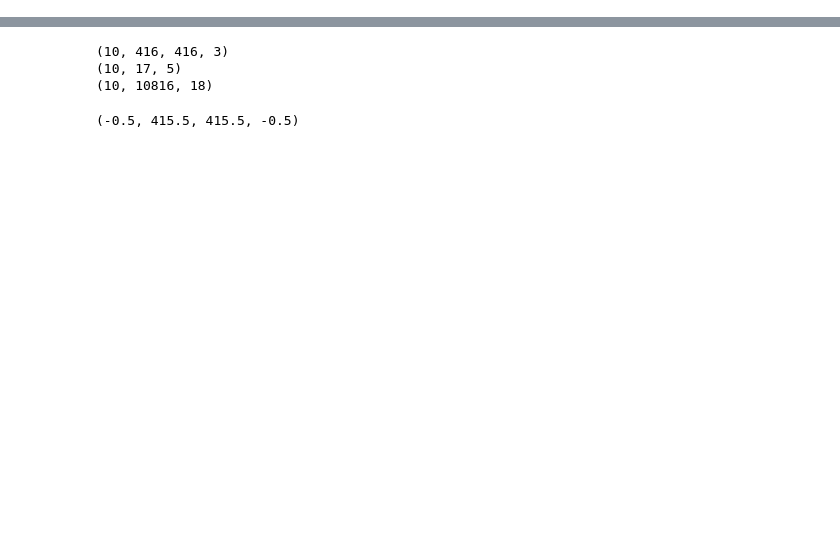
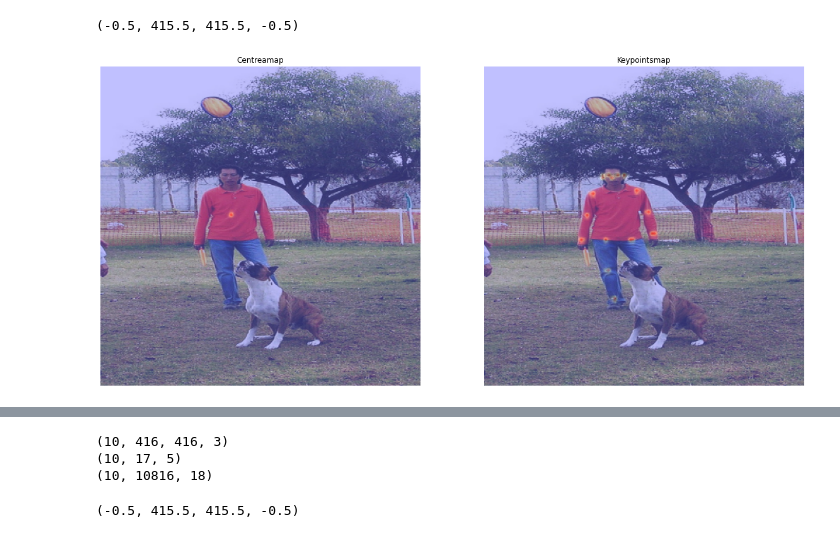
Before and after one commit to LorBordin/bodynet, a Jupyter notebook: dev_utils/test_ds.ipynb, the cells around one changed output, grey strips where cells are left out. Drawn from its saved outputs; the diff is of its cells as text; code cells hidden in the pictures; blank space fills up the shorter version.

```diff
--- a/dev_utils/test_ds.ipynb
+++ b/dev_utils/test_ds.ipynb
@@ -36,0 +64,23 @@ flip_aug = [augmentations.HorizontalFlip(probability=1)]
+# %%
+i = 6
+
+sample = ((img[i].numpy() + 1) * 127.5).astype('uint8')
+centermap = cv2.resize(y2[i,:,0].numpy().reshape(104, 104), (416, 416))
+keymap = cv2.resize(y2[i,:,1:].numpy().sum(axis=-1).reshape(104, 104), (416, 416))
+
+fig, axs = plt.subplots(1, 2)
+fig.set_figheight(10)
+fig.set_figwidth(20)
+
+axs[0].imshow(sample, alpha=.75)
+axs[0].imshow(centermap, alpha=.25, cmap=mpl.colormaps['bwr'])
+axs[0].set_title("Centreamap")
+axs[0].axis('off')
+
+axs[1].imshow(sample, alpha=.75)
+axs[1].imshow(keymap, alpha=.25, cmap=mpl.colormaps['bwr'])
+axs[1].set_title("Keypointsmap")
+axs[1].axis('off')
+# %% [output]
+(-0.5, 415.5, 415.5, -0.5)
+[figure, added]
```
Also changed, not shown: parts of 10 cells of this notebook, 1 other file.
